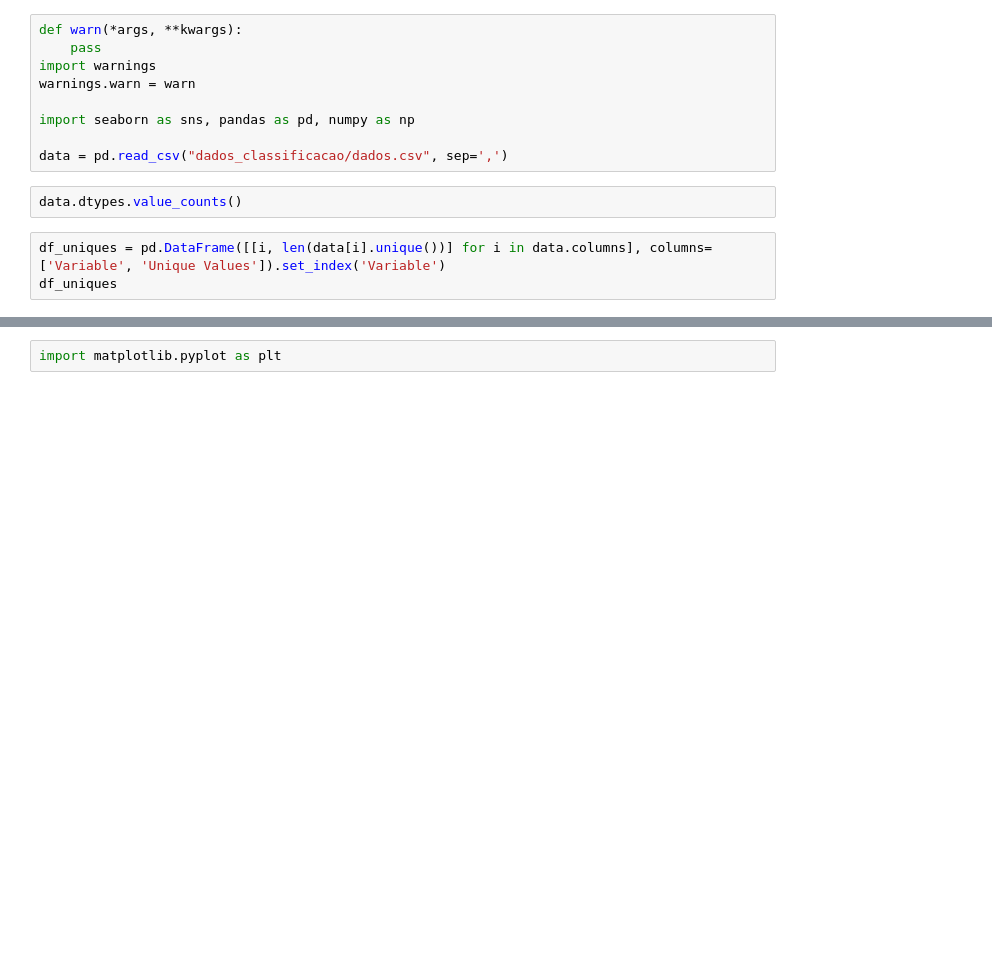
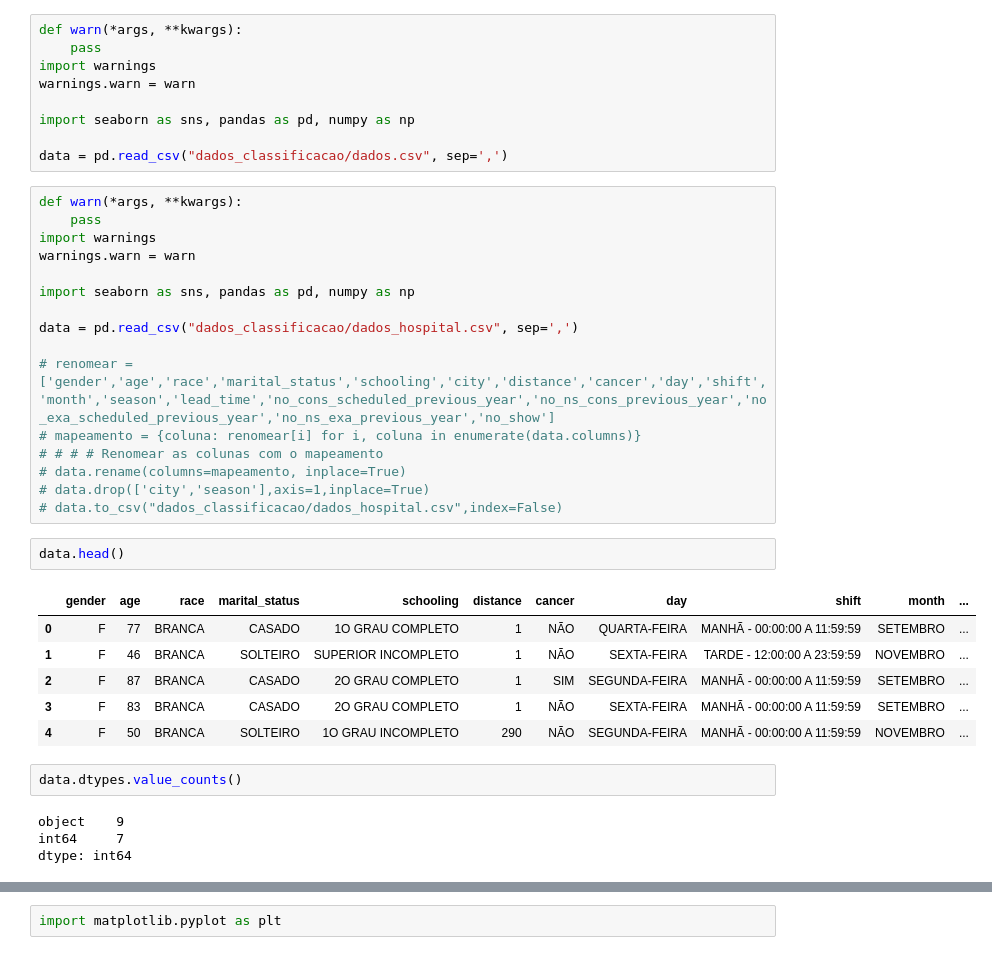
Before and after one commit to 1moi6/curso-ibm, a Jupyter notebook: rodolfo2.ipynb, the cells around one changed output, grey strips where cells are left out. Saved outputs shown, nothing was run; the diff lists cells and outputs as text; blank space fills up the shorter version.

Commit message:
varias atualizacoes

```diff
--- a/rodolfo2.ipynb
+++ b/rodolfo2.ipynb
@@ -7,11 +7,37 @@ warnings.warn = warn
 import seaborn as sns, pandas as pd, numpy as np
 
 data = pd.read_csv("dados_classificacao/dados.csv", sep=',')
+# %%
+def warn(*args, **kwargs):
+    pass
+import warnings
+warnings.warn = warn
+
+import seaborn as sns, pandas as pd, numpy as np
+
+data = pd.read_csv("dados_classificacao/dados_hospital.csv", sep=',')
+
+# renomear = ['gender','age','race','marital_status','schooling','city','distance','cancer','day','shift','month','season','lead_time','no_cons_scheduled_previous_year','no_ns_cons_previous_year','no_exa_scheduled_previous_year','no_ns_exa_previous_year','no_show']
+# mapeamento = {coluna: renomear[i] for i, coluna in enumerate(data.columns)}
+# # # # Renomear as colunas com o mapeamento
+# data.rename(columns=mapeamento, inplace=True)
+# data.drop(['city','season'],axis=1,inplace=True)
+# data.to_csv("dados_classificacao/dados_hospital.csv",index=False)
+# %%
+data.head()
+# %% [output]
+|  | gender | age | race | marital_status | schooling | distance | cancer | day | shift | month | ... |
+| 0 | F | 77 | BRANCA | CASADO | 1O GRAU COMPLETO | 1 | NÃO | QUARTA-FEIRA | MANHÃ - 00:00:00 A 11:59:59 | SETEMBRO | ... |
+| 1 | F | 46 | BRANCA | SOLTEIRO | SUPERIOR INCOMPLETO | 1 | NÃO | SEXTA-FEIRA | TARDE - 12:00:00 A 23:59:59 | NOVEMBRO | ... |
+| 2 | F | 87 | BRANCA | CASADO | 2O GRAU COMPLETO | 1 | SIM | SEGUNDA-FEIRA | MANHÃ - 00:00:00 A 11:59:59 | SETEMBRO | ... |
+| 3 | F | 83 | BRANCA | CASADO | 2O GRAU COMPLETO | 1 | NÃO | SEXTA-FEIRA | MANHÃ - 00:00:00 A 11:59:59 | SETEMBRO | ... |
+| 4 | F | 50 | BRANCA | SOLTEIRO | 1O GRAU INCOMPLETO | 290 | NÃO | SEGUNDA-FEIRA | MANHÃ - 00:00:00 A 11:59:59 | NOVEMBRO | ... |
 # %%
 data.dtypes.value_counts()
+# %% [output]
+object    9
+int64     7
+dtype: int64
-# %%
-df_uniques = pd.DataFrame([[i, len(data[i].unique())] for i in data.columns], columns=['Variable', 'Unique Values']).set_index('Variable')
-df_uniques
 # %%
 from sklearn.preprocessing import LabelEncoder, OneHotEncoder
 le = LabelEncoder()
```
Also changed, not shown: parts of 28 cells of this notebook, 3 other files.
